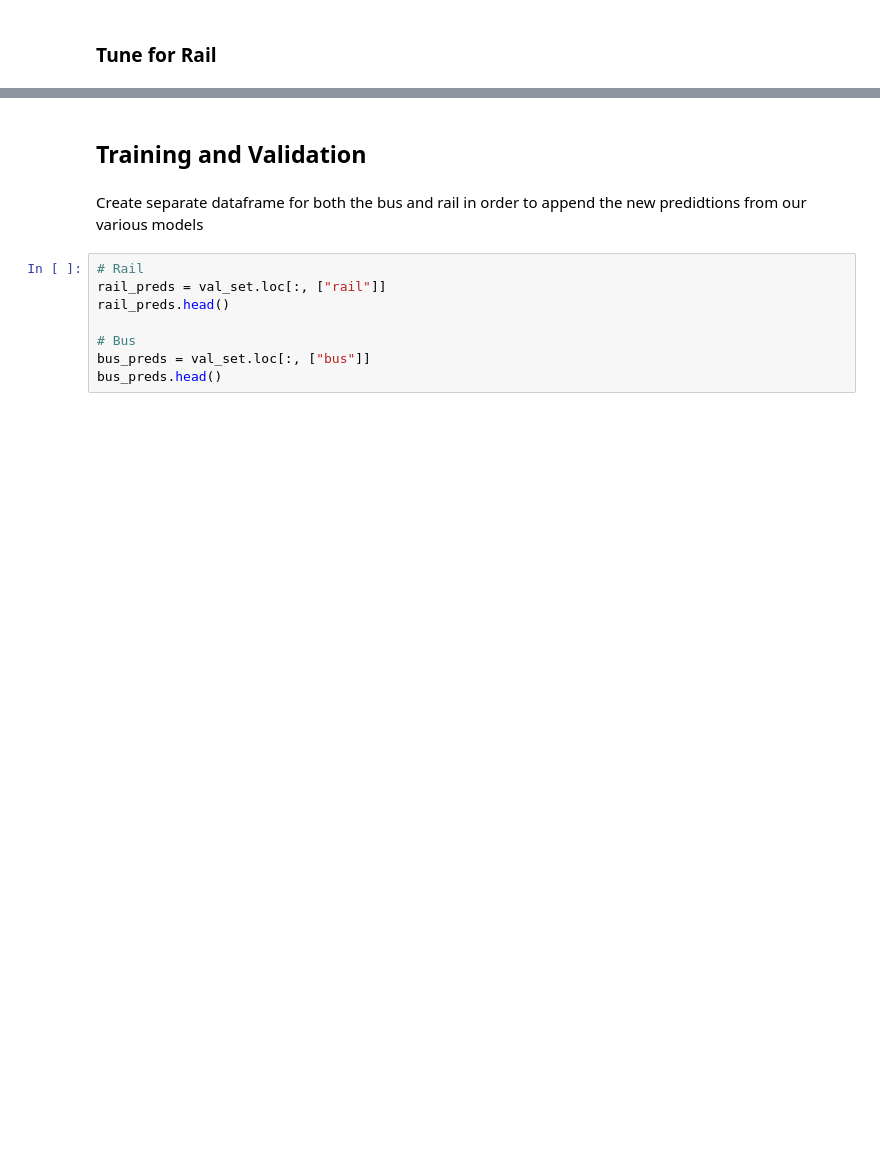
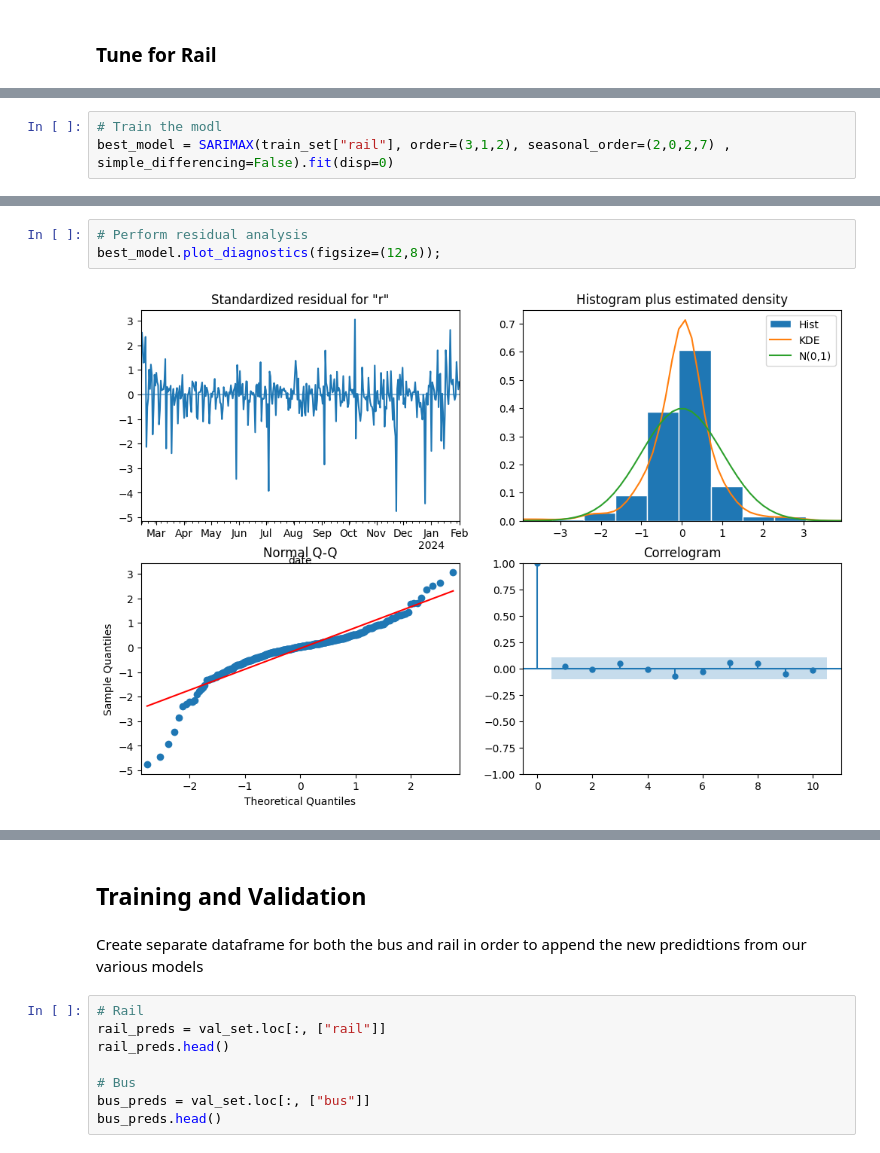
Before and after one commit to utility001/chicago-ridership, a Jupyter notebook: 01_SARIMA.ipynb, the cells around one changed output, grey strips where cells are left out. Saved outputs shown, nothing was run; the diff lists cells and outputs as text; blank space fills up the shorter version.

```diff
--- a/01_SARIMA.ipynb
+++ b/01_SARIMA.ipynb
@@ -307,0 +471,3 @@ acorr_ljungbox(residuals, np.arange(1, 11, 1))
+# %%
+# Train the modl
+best_model = SARIMAX(train_set["rail"], order=(3,1,2), seasonal_order=(2,0,2,7) , simple_differencing=False).fit(disp=0)
@@ -307,0 +494,5 @@ acorr_ljungbox(residuals, np.arange(1, 11, 1))
+# %%
+# Perform residual analysis
+best_model.plot_diagnostics(figsize=(12,8));
+# %% [output]
+[figure, added]
```
Also changed, not shown: parts of 19 cells of this notebook.
